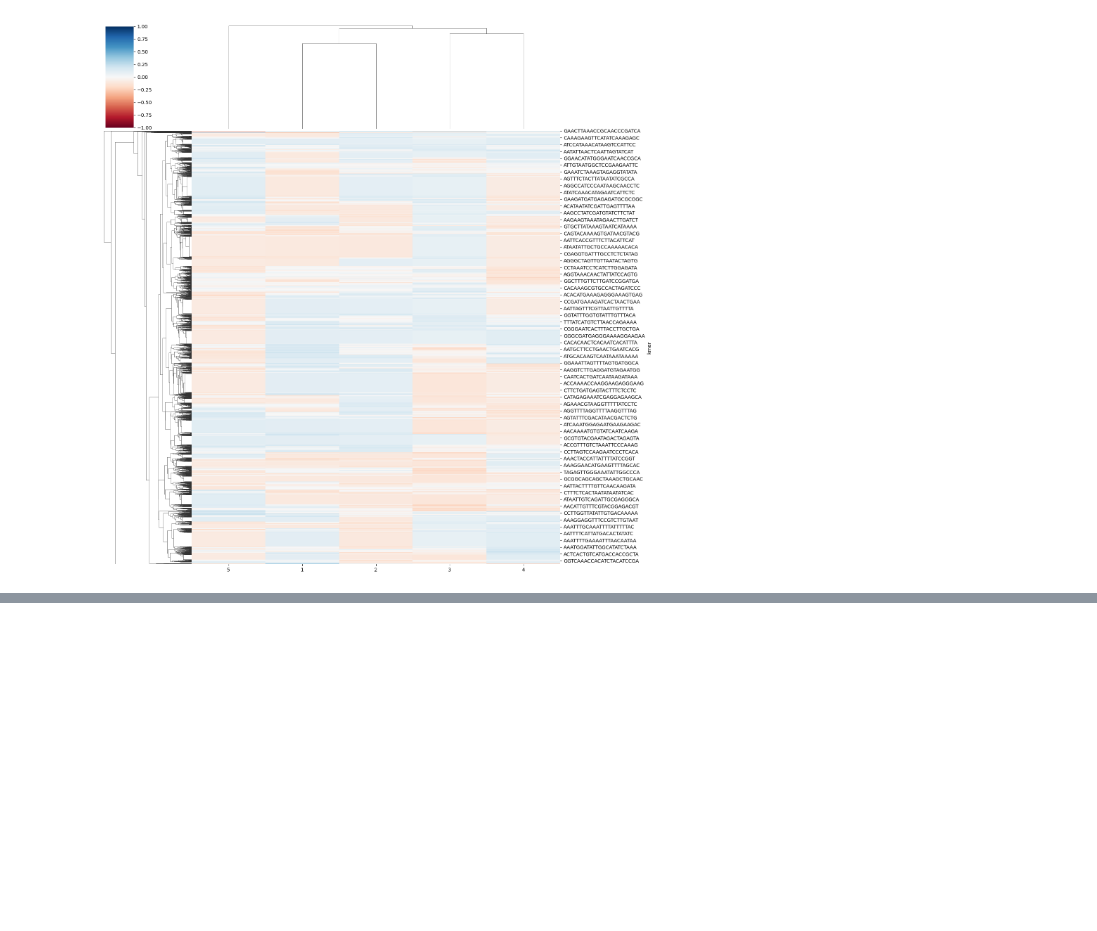
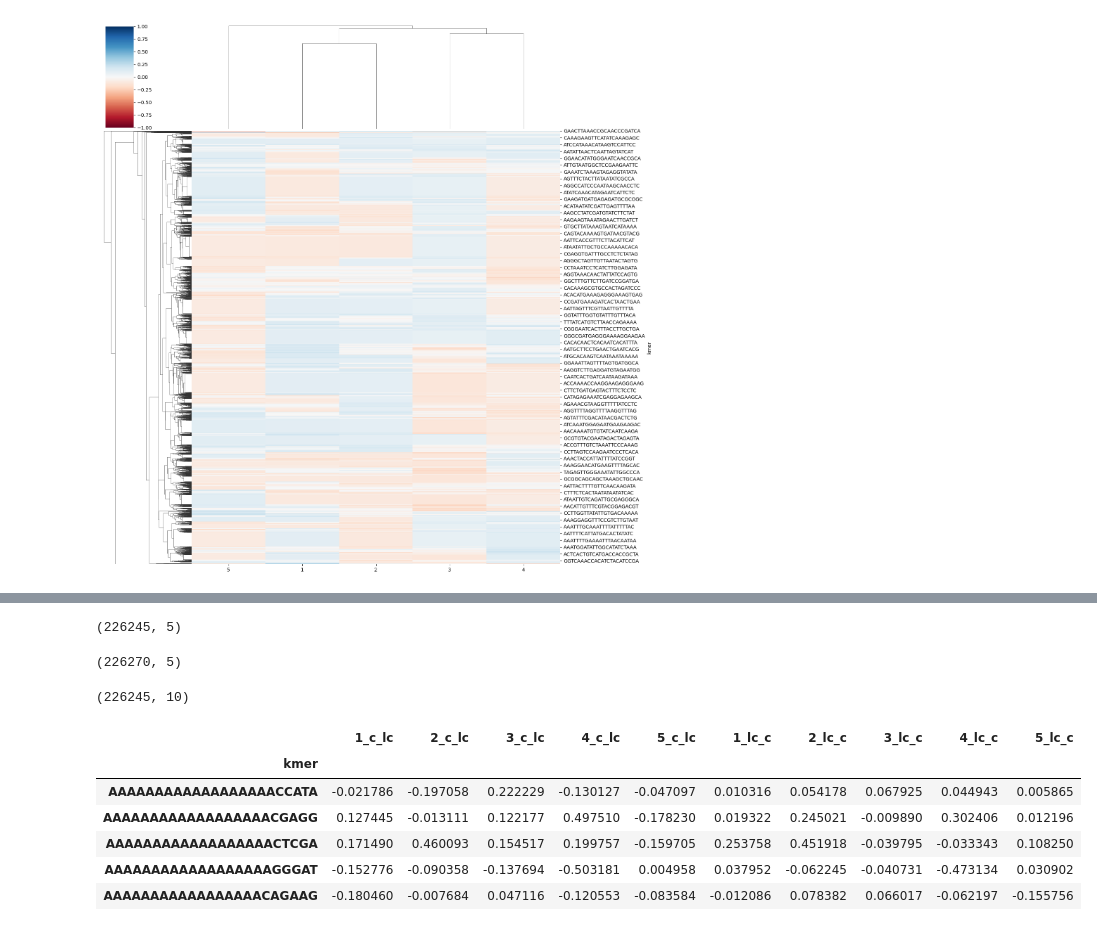
Before and after one commit to HazyFish/cen-kmers, a Jupyter notebook: notebooks/full_hamburg_analysis.ipynb, the cells around one changed output, grey strips where cells are left out. Drawn from its saved outputs; the diff is of its cells as text; code cells hidden in the pictures; blank space fills up the shorter version.

```diff
--- a/notebooks/full_hamburg_analysis.ipynb
+++ b/notebooks/full_hamburg_analysis.ipynb
@@ -309,0 +361,22 @@ sns.clustermap(
+# %%
+for i in [1, 2]:
+    df_corr = correlate_kmers_with_genotypes(
+        metadata_csv_path='../PRJNA723952.SraRunTable.csv',
+        genotype_csv_path='../data/hamburg/cen-genotypes/C_LC.cen-genotype.csv',
+        kmer_count_feather_path=f'../data/hamburg/joined-counts/Col_ColLer.joined.part.{i}.feather',
+        kmer_filter=lambda df: df[df.index.isin(kmers)],
+    )
+
+    print(df_corr.shape)
+    df_corr.to_feather(f'../data/hamburg/C_LC.corr.part.{i}.feather')
+
+for i in [1, 2]:
+    df_corr = correlate_kmers_with_genotypes(
+        metadata_csv_path='../PRJNA723952.SraRunTable.csv',
+        genotype_csv_path='../data/hamburg/cen-genotypes/LC_C.cen-genotype.csv',
+        kmer_count_feather_path=f'../data/hamburg/joined-counts/ColLer_Col.joined.part.{i}.feather',
+        kmer_filter=lambda df: df[df.index.isin(kmers)],
+    )
+
+    print(df_corr.shape)
+    df_corr.to_feather(f'../data/hamburg/LC_C.corr.part.{i}.feather')
@@ -309,0 +391,32 @@ sns.clustermap(
+# %%
+df_corr_c_lc = pd.concat(
+    pd.read_feather(f'../data/hamburg/C_LC.corr.part.{i}.feather') for i in [1, 2]
+)
+df_corr_c_lc.shape
+# %% [output]
+(226245, 5)
+# %%
+df_corr_lc_c = pd.concat(
+    pd.read_feather(f'../data/hamburg/LC_C.corr.part.{i}.feather') for i in [1, 2]
+)
+df_corr_lc_c.shape
+# %% [output]
+(226270, 5)
+# %%
+df_corr_joined = df_corr_c_lc.join(
+    df_corr_lc_c,
+    how='inner',
+    lsuffix='_c_lc',
+    rsuffix='_lc_c',
+)
+print(df_corr_joined.shape)
+df_corr_joined.head()
+# %% [output]
+(226245, 10)
+|  | 1_c_lc | 2_c_lc | 3_c_lc | 4_c_lc | 5_c_lc | 1_lc_c | 2_lc_c | 3_lc_c | 4_lc_c | 5_lc_c |
+| kmer |  |  |  |  |  |  |  |  |  |  |
+| AAAAAAAAAAAAAAAAAACCATA | -0.021786 | -0.197058 | 0.222229 | -0.130127 | -0.047097 | 0.010316 | 0.054178 | 0.067925 | 0.044943 | 0.005865 |
+| AAAAAAAAAAAAAAAAAACGAGG | 0.127445 | -0.013111 | 0.122177 | 0.497510 | -0.178230 | 0.019322 | 0.245021 | -0.009890 | 0.302406 | 0.012196 |
+| AAAAAAAAAAAAAAAAAACTCGA | 0.171490 | 0.460093 | 0.154517 | 0.199757 | -0.159705 | 0.253758 | 0.451918 | -0.039795 | -0.033343 | 0.108250 |
+| AAAAAAAAAAAAAAAAAAGGGAT | -0.152776 | -0.090358 | -0.137694 | -0.503181 | 0.004958 | 0.037952 | -0.062245 | -0.040731 | -0.473134 | 0.030902 |
+| AAAAAAAAAAAAAAAAACAGAAG | -0.180460 | -0.007684 | 0.047116 | -0.120553 | -0.083584 | -0.012086 | 0.078382 | 0.066017 | -0.062197 | -0.155756 |
```
Also changed, not shown: parts of 13 cells of this notebook.
